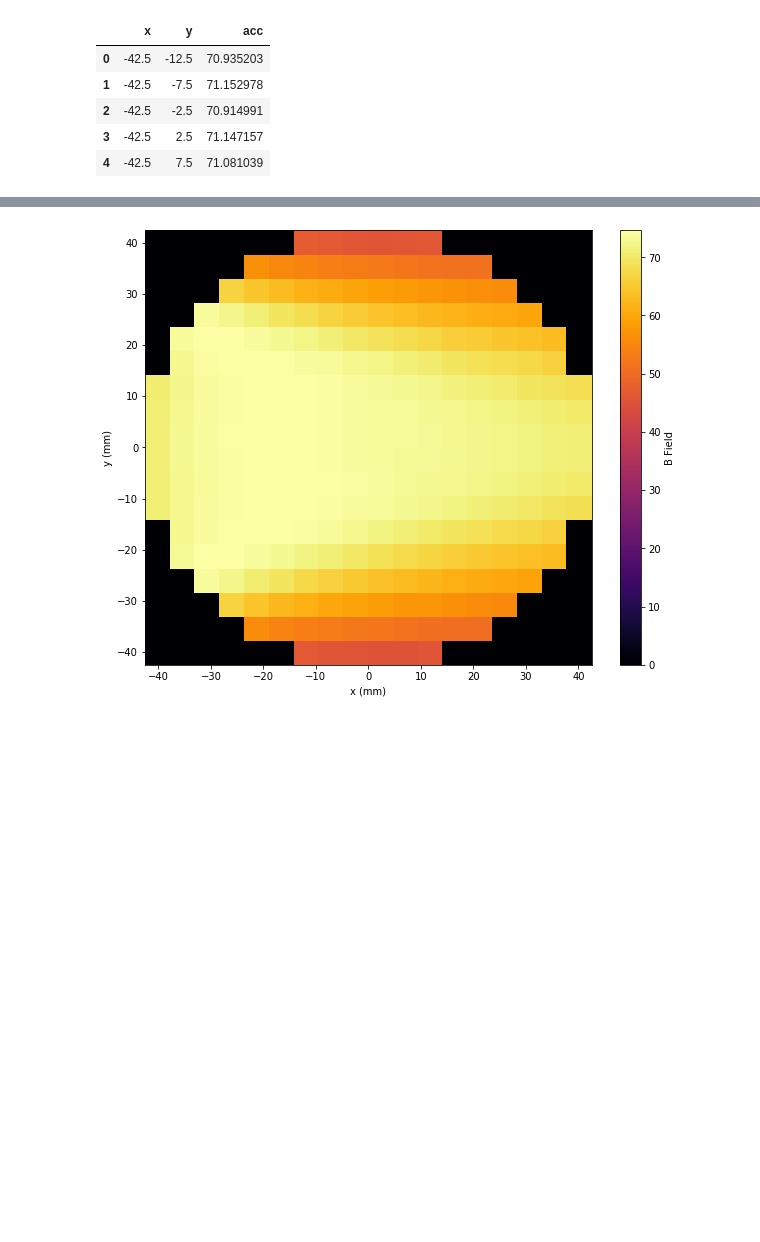
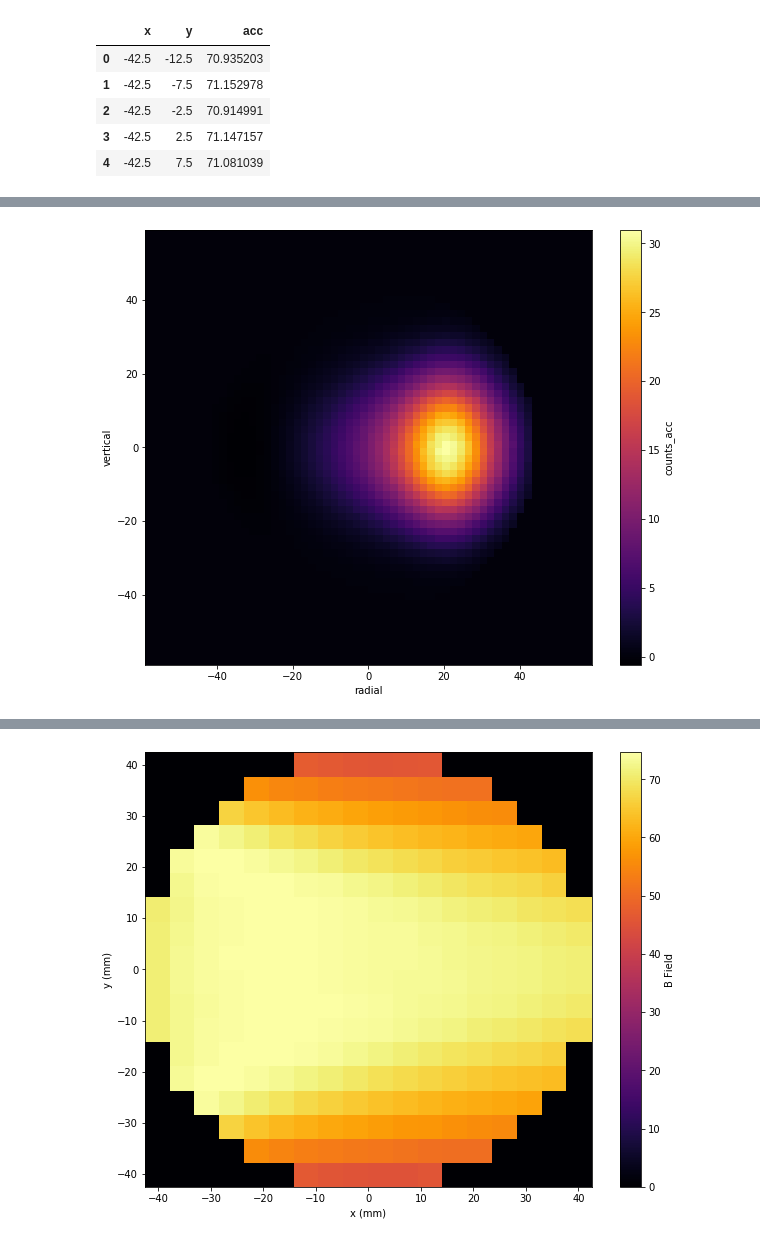
Before and after one commit to jasonbono/muon-field-averaging, a Jupyter notebook: acceptance_functions/apply_acceptance_function_demo.ipynb, the cells around one changed output, grey strips where cells are left out. Saved outputs shown, nothing was run; the diff lists cells and outputs as text; code cells hidden in the pictures; blank space fills up the shorter version.

```diff
--- a/acceptance_functions/apply_acceptance_function_demo.ipynb
+++ b/acceptance_functions/apply_acceptance_function_demo.ipynb
@@ -94,0 +112,4 @@ df_raw.head()
+# %%
+plot_grid(df=df_12,xvar='radial',yvar='vertical',zvar='counts_acc')
+# %% [output]
+[figure, added]
```
Also changed, not shown: parts of 16 cells of this notebook, 1 other file.
